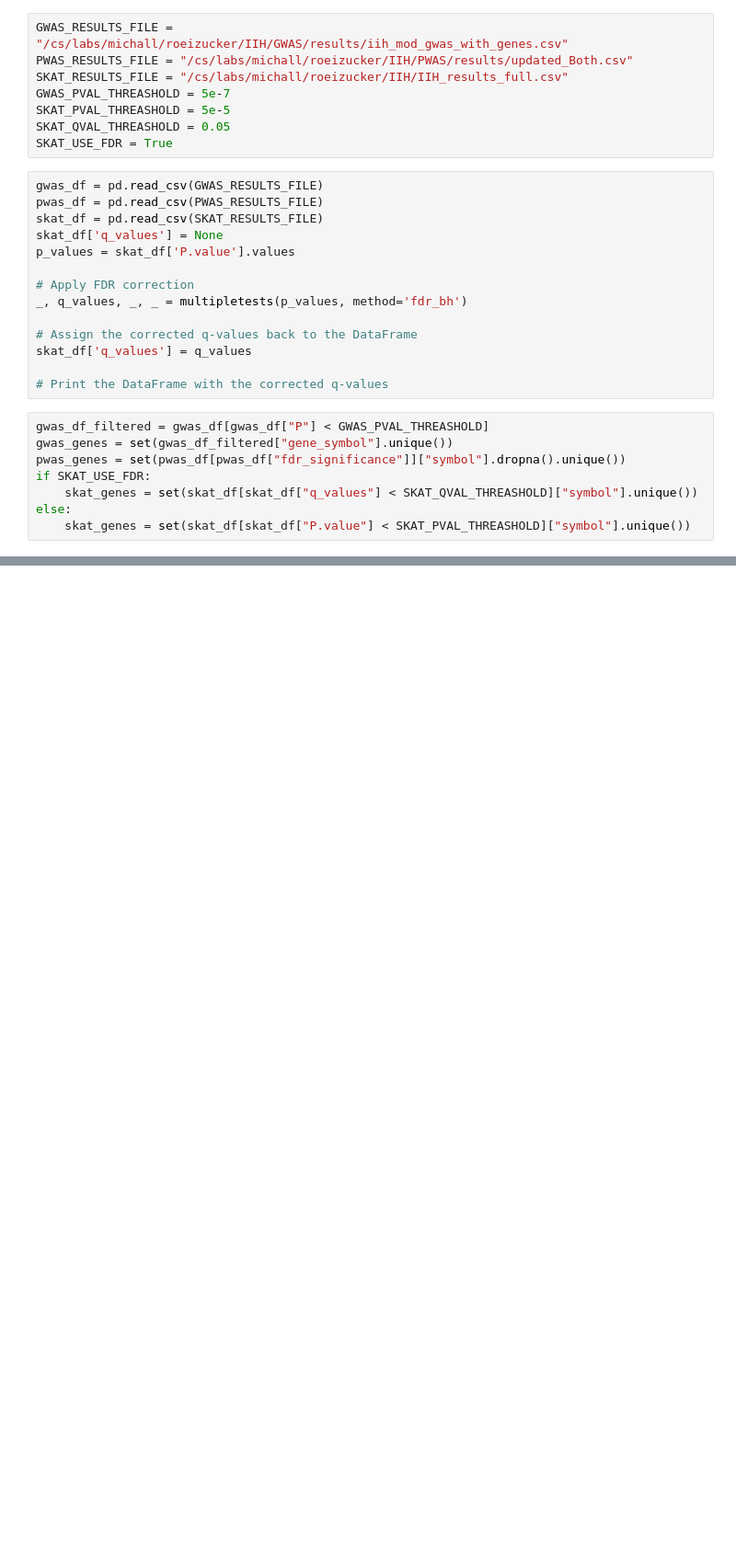
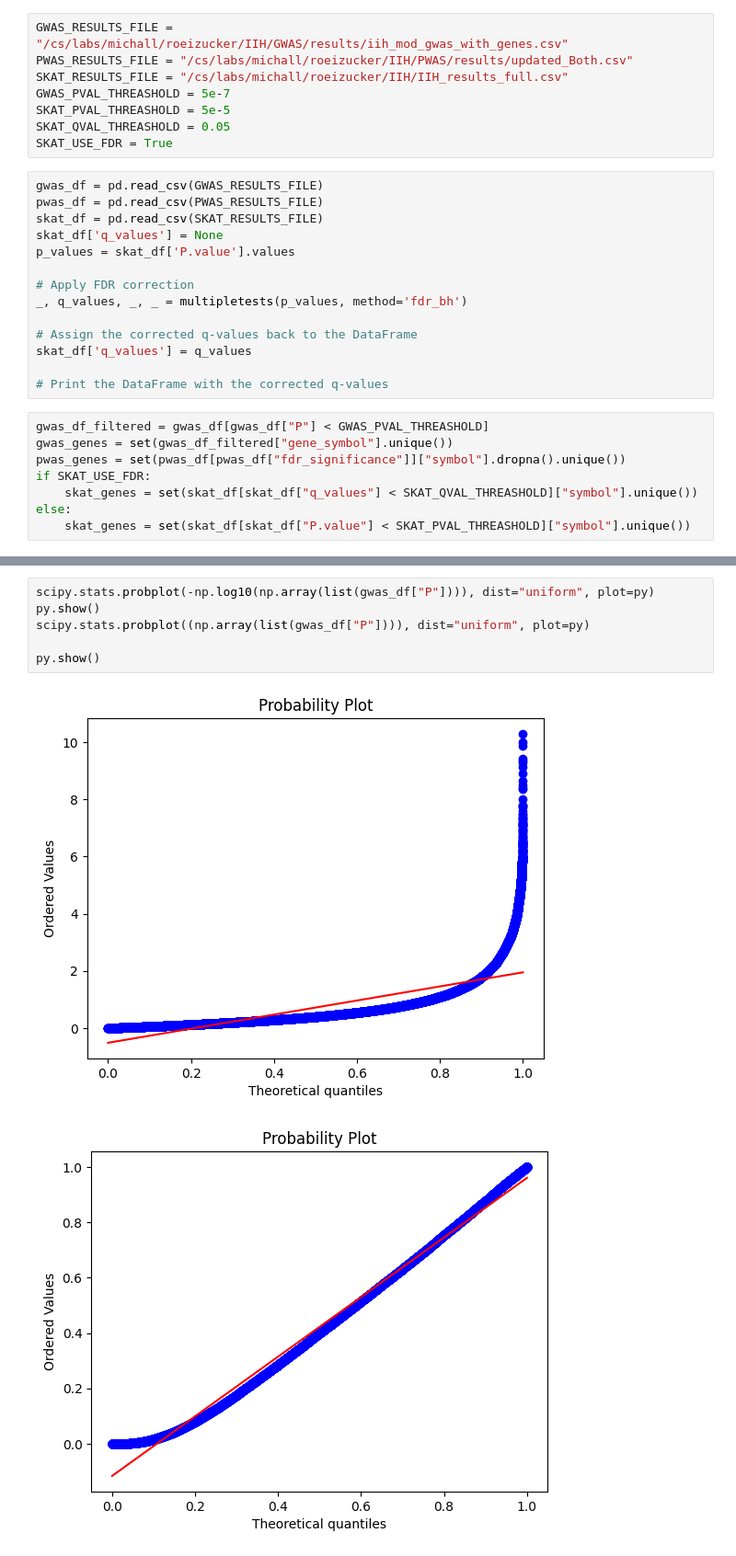
Before and after one commit to RoeiZucker/jupyter_backup, a Jupyter notebook: IIH_Project/compare_genetics_results.ipynb, the cells around one changed output, grey strips where cells are left out. Shown at 92% size. Cells and saved outputs as stored; diff of their text form; blank space fills up the shorter version.

```diff
--- a/IIH_Project/compare_genetics_results.ipynb
+++ b/IIH_Project/compare_genetics_results.ipynb
@@ -44,0 +68,9 @@ gwas,skat intersection:  {'FOXF1', 'PEX11A', 'TRMT5', 'RGCC', 'FGFR1', 'IRGQ', '
+# %%
+scipy.stats.probplot(-np.log10(np.array(list(gwas_df["P"]))), dist="uniform", plot=py)
+py.show()
+scipy.stats.probplot((np.array(list(gwas_df["P"]))), dist="uniform", plot=py)
+
+py.show()
+# %% [output]
+[figure, added]
+[figure, added]
```
Also changed, not shown: parts of 7 cells of this notebook.
